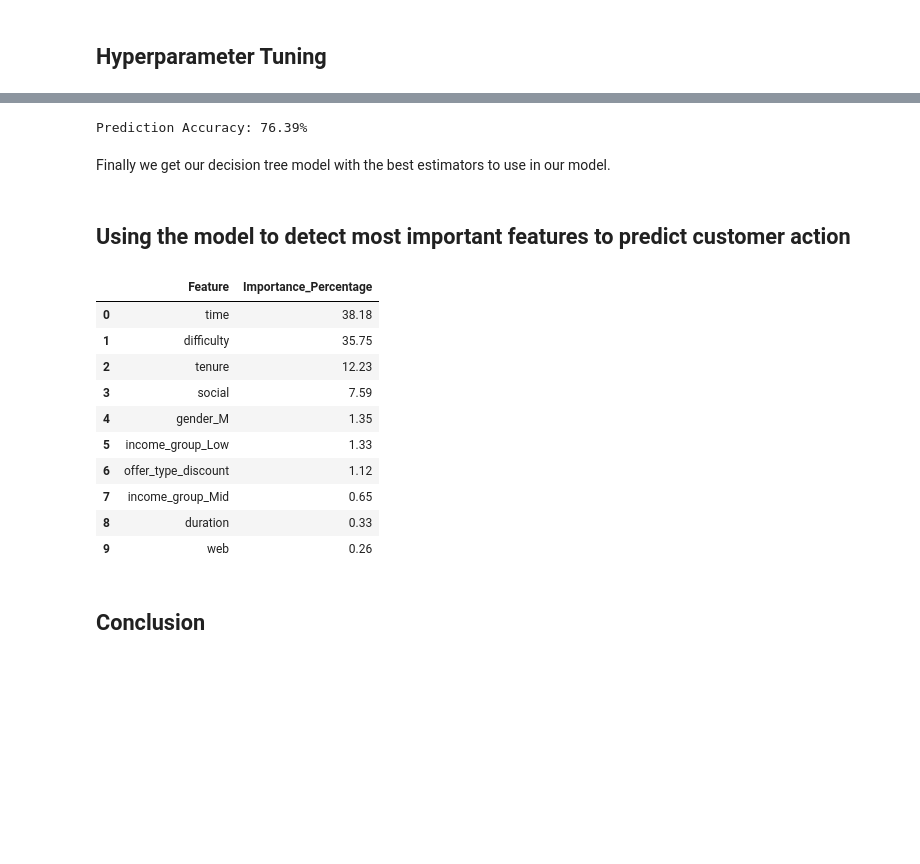
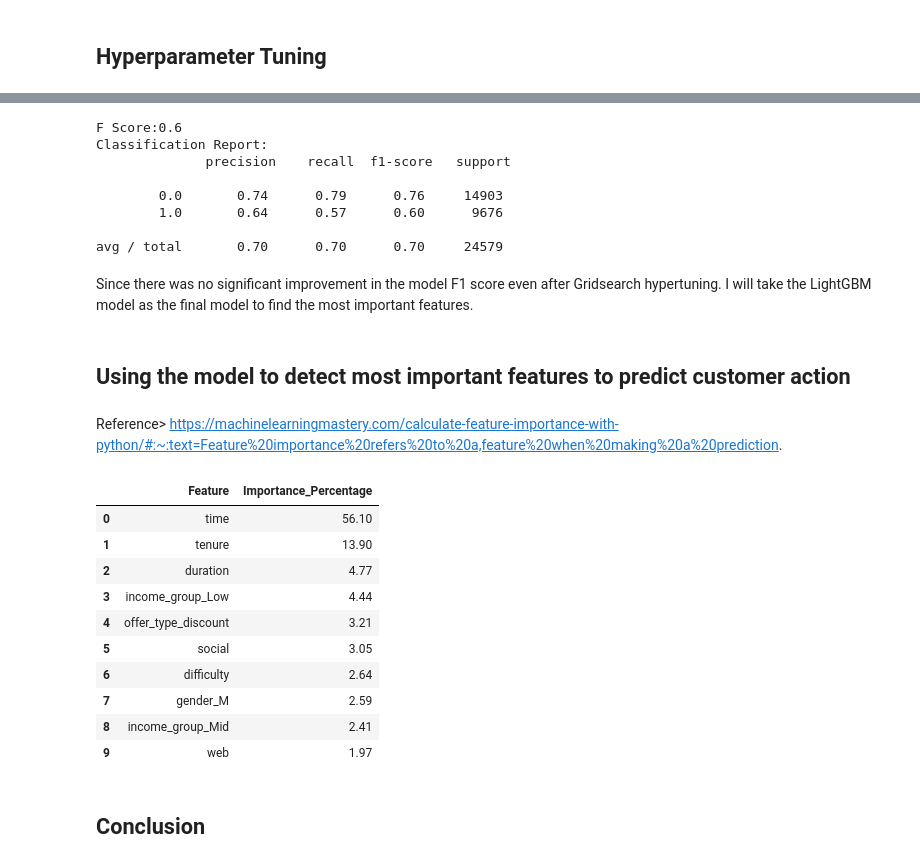
Before and after one commit to data-clash/Starbuck-Capstone-Challenge, a Jupyter notebook: Starbucks_Capstone.ipynb, the cells around one changed output, grey strips where cells are left out. Cells and saved outputs as stored; diff of their text form; code cells hidden in the pictures; blank space fills up the shorter version.

```diff
--- a/Starbucks_Capstone.ipynb
+++ b/Starbucks_Capstone.ipynb
@@ -1209,0 +1354,9 @@ Prediction Accuracy: 65.69%
+# %%
+lgb = lgbm.LGBMClassifier(
+    application='binary', #for binary classification between offer_completed and offer_viewed
+    boosting = 'dart', #dropouts meet Multiple Additive Regression Trees for better accuracy
+    learning_rate = 0.1, #learning parameter controls the magnitude of this change in the estimates
+    num_leaves = 100 #number of leaves in a full tree
+)
+lgb.fit(X_train, y_train)
+score_model(lgb);
@@ -1247,0 +1516,14 @@ DecisionTreeClassifier(class_weight=None, criterion='gini', max_depth=100,
+# %%
+param_grid={
+             'objective':['binary:logistic'],
+             'max_depth':[3,6,9],
+             'min_child_weight':[1,4,6],
+             'learning_rate' : [0.001,0.01,0.1],
+             'n_estimators' : [100,150,200],
+             'gamma':[0,5,10]
+}
+
+
+grid = GridSearchCV(estimator=xgc,param_grid=param_grid, cv=3, verbose=2, n_jobs = -1)
+grid.fit(X_train, y_train)
+grid.best_estimator_
@@ -1247,0 +1577,14 @@ DecisionTreeClassifier(class_weight=None, criterion='gini', max_depth=100,
+# %%
+param_grid={
+             'objective':['binary:logistic'],
+             'max_depth':[3,10],
+             'min_child_weight':[1,4,6],
+             'learning_rate' : [0.1,1],
+             'n_estimators' : [200,500,1000],
+             'gamma':[0]
+}
+
+
+grid = GridSearchCV(estimator=xgc,param_grid=param_grid, cv=3, verbose=2, n_jobs = -1)
+grid.fit(X_train, y_train)
+grid.best_estimator_
@@ -1248,46 +1625,54 @@ DecisionTreeClassifier(class_weight=None, criterion='gini', max_depth=100,
 # %%
-model = grid.best_estimator_
-model.fit(X_train, y_train)
-print(f'Prediction Accuracy: {round(score_model(model),2)}%')
+model = grid.best_estimator_.fit(X_train, y_train)
+score_model(model);
 # %% [output]
-Prediction Accuracy: 76.39%
+F Score:0.6
+Classification Report:
+              precision    recall  f1-score   support
+
+        0.0       0.74      0.79      0.76     14903
+        1.0       0.64      0.57      0.60      9676
+
+avg / total       0.70      0.70      0.70     24579
-# %% [markdown]
-Finally we get our decision tree model with the best estimators to use in our model.
+# %% [markdown]
+Since there was no significant improvement in the model F1 score even after Gridsearch hypertuning. I will take the LightGBM model as the final model to find the most important features.
 # %% [markdown]
 ## Using the model to detect most important features to predict customer action
+# %% [markdown]
+Reference> https://machinelearningmastery.com/calculate-feature-importance-with-python/#:~:text=Feature%20importance%20refers%20to%20a,feature%20when%20making%20a%20prediction.
 # %%
 #Critical features impacting customer action
 
 #get all feature names
 labels = X_train.columns.tolist()
 
-feature_imp = pd.DataFrame(grid.best_estimator_.feature_importances_,index=labels,columns=['feat_imp']).reset_index()
+feature_imp = pd.DataFrame(lgb.feature_importances_,index=labels,columns=['feat_imp']).reset_index()
 
 feature_imp.rename(columns={'index': 'Feature'}, inplace=True)
 
 #calculate how feature ranks vs rest of the features
 feature_imp['Importance_Percentage'] = np.round((feature_imp['feat_imp']/feature_imp['feat_imp'].sum())*100,2)
 
 #sort the feature list according to importance
 feature_imp = feature_imp.sort_values(by=['Importance_Percentage'], ascending=False).reset_index(drop=True)
 
 #remove the feat_imp field used in calculation
 feature_imp.drop(columns=['feat_imp'],inplace=True)
 
 #display the top 10 features
 feature_imp.head(10)
 # %% [output]
 |  | Feature | Importance_Percentage |
-| 0 | time | 38.18 |
-| 1 | difficulty | 35.75 |
-| 2 | tenure | 12.23 |
-| 3 | social | 7.59 |
-| 4 | gender_M | 1.35 |
-| 5 | income_group_Low | 1.33 |
-| 6 | offer_type_discount | 1.12 |
-| 7 | income_group_Mid | 0.65 |
-| 8 | duration | 0.33 |
-| 9 | web | 0.26 |
+| 0 | time | 56.10 |
+| 1 | tenure | 13.90 |
+| 2 | duration | 4.77 |
+| 3 | income_group_Low | 4.44 |
+| 4 | offer_type_discount | 3.21 |
+| 5 | social | 3.05 |
+| 6 | difficulty | 2.64 |
+| 7 | gender_M | 2.59 |
+| 8 | income_group_Mid | 2.41 |
+| 9 | web | 1.97 |
 # %% [markdown]
 ## Conclusion
 # %% [markdown]
```
Also changed, not shown: parts of 63 cells of this notebook, 1 other file.
